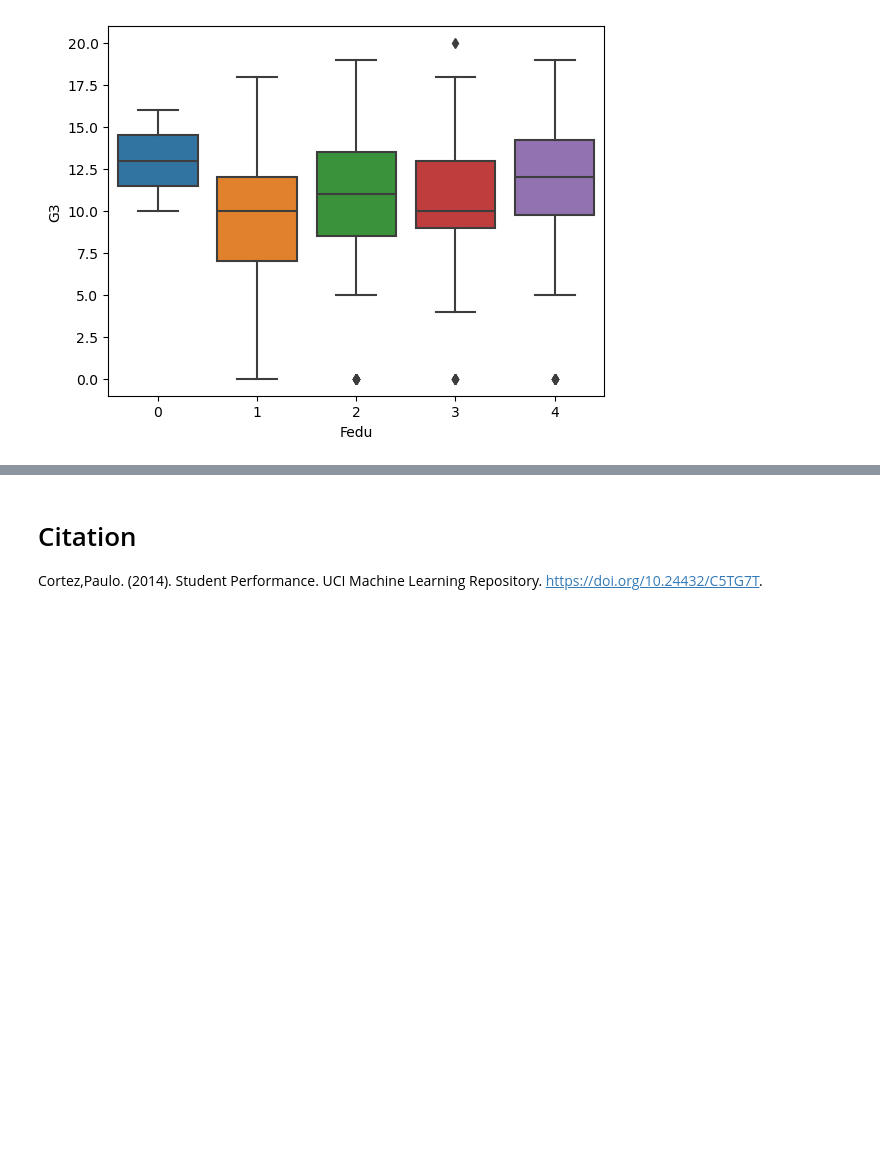
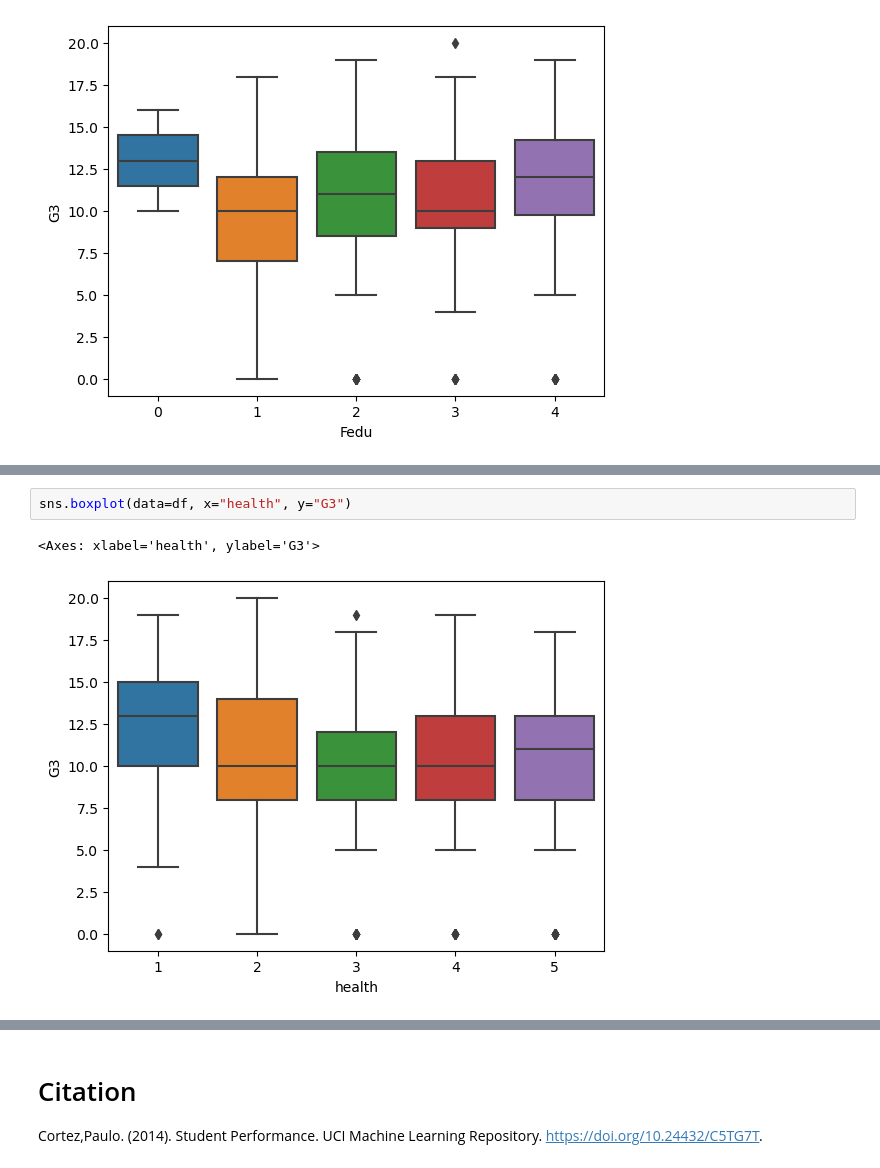
Before and after one commit to ZhangDev1/ML_Projects, a Jupyter notebook: PredictStudentPerformance/PredictStudentPerformance.ipynb, the cells around one changed output, grey strips where cells are left out. Drawn from its saved outputs; the diff is of its cells as text; blank space fills up the shorter version.

```diff
--- a/PredictStudentPerformance/PredictStudentPerformance.ipynb
+++ b/PredictStudentPerformance/PredictStudentPerformance.ipynb
@@ -107,0 +127,5 @@ An initial look at the education levels of both mother's and father's seems to s
+# %%
+sns.boxplot(data=df, x="health", y="G3")
+# %% [output]
+<Axes: xlabel='health', ylabel='G3'>
+[figure, added]
```
Also changed, not shown: parts of 12 cells of this notebook.
